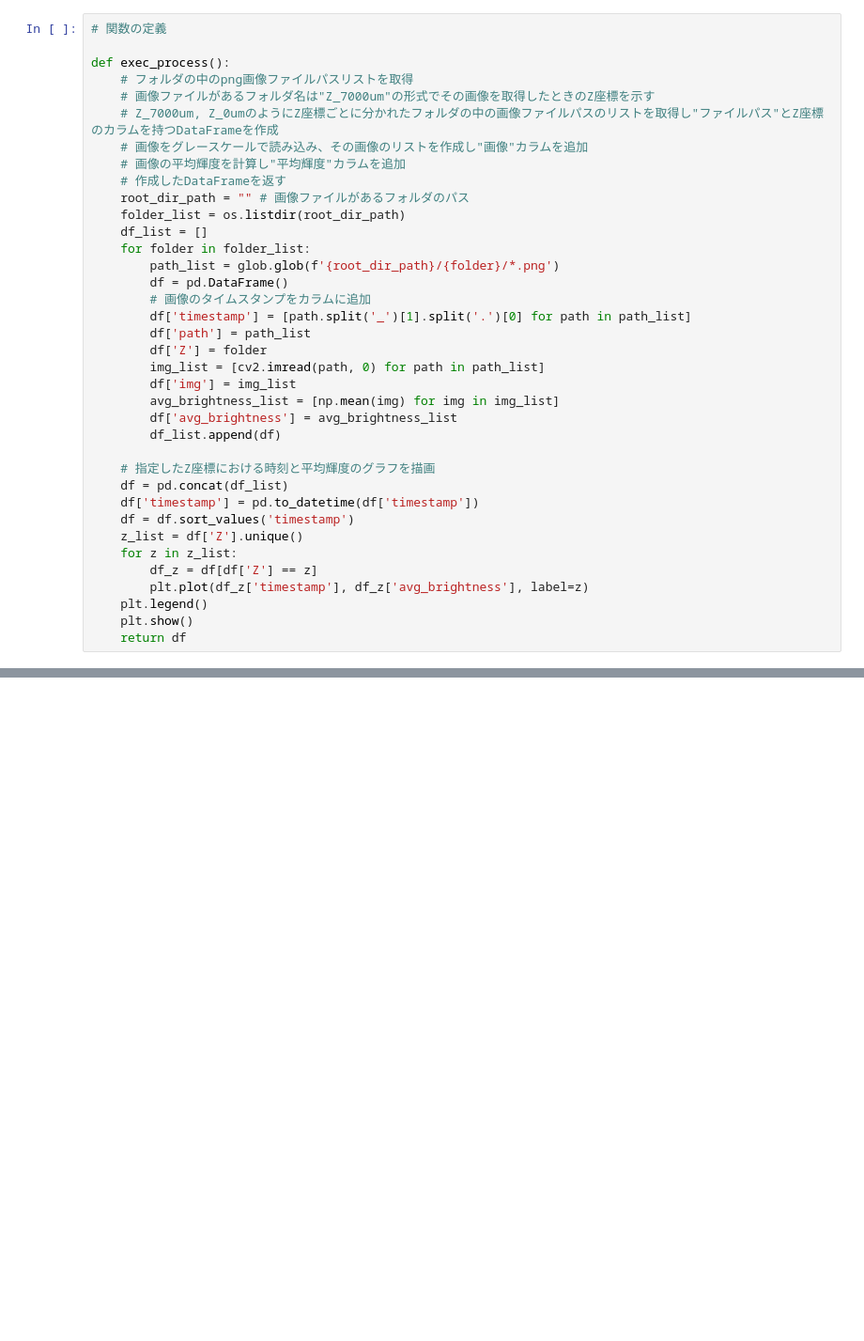
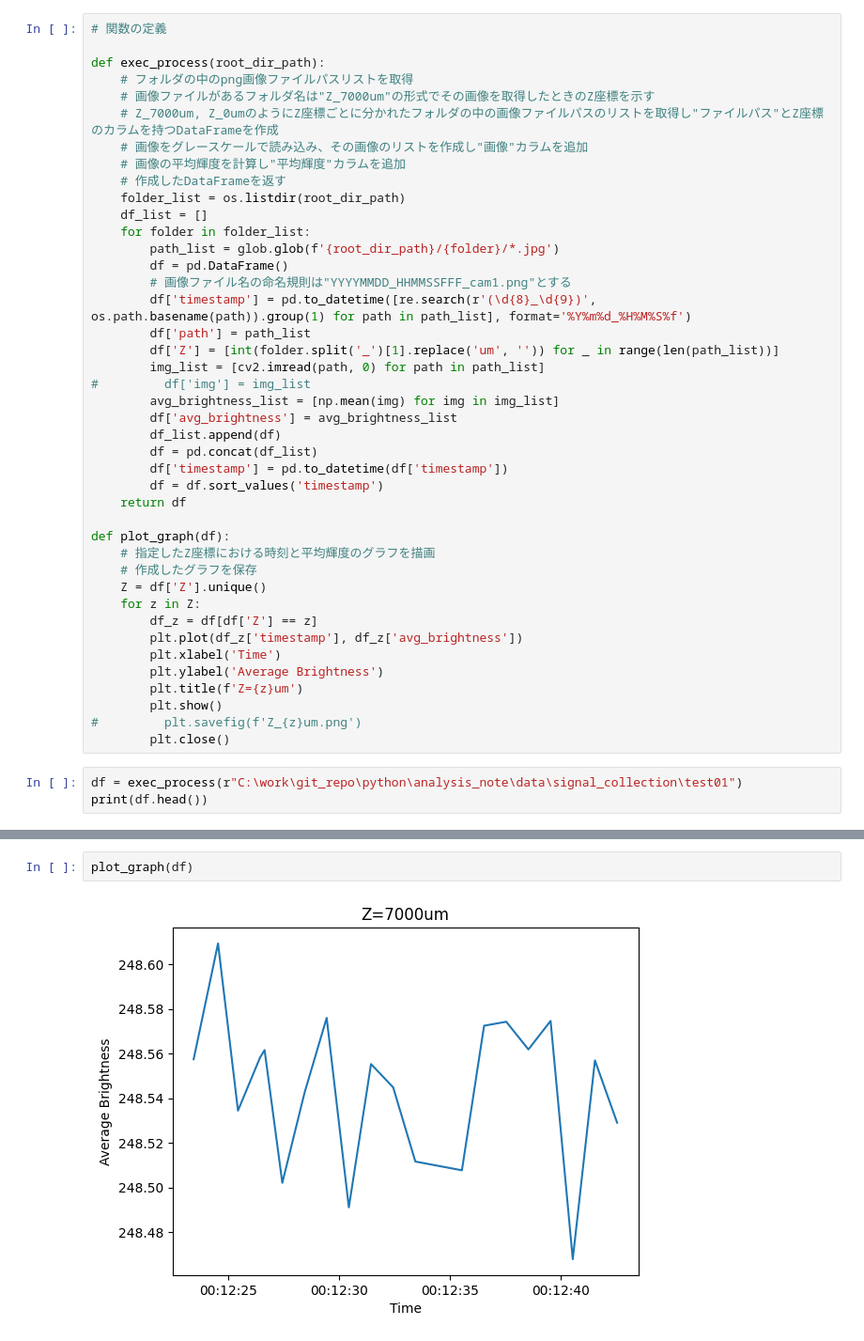
Before and after one commit to yumekasa5/analysis_note, a Jupyter notebook: signal_collection.ipynb, the cells around one changed output, grey strips where cells are left out. Shown: that part at 94% size. Drawn from its saved outputs; the diff is of its cells as text; blank space fills up the shorter version.

```diff
--- a/signal_collection.ipynb
+++ b/signal_collection.ipynb
@@ -8,37 +9,45 @@ import os
 # %%
 # 関数の定義
 
-def exec_process():
+def exec_process(root_dir_path):
     # フォルダの中のpng画像ファイルパスリストを取得
     # 画像ファイルがあるフォルダ名は"Z_7000um"の形式でその画像を取得したときのZ座標を示す
     # Z_7000um, Z_0umのようにZ座標ごとに分かれたフォルダの中の画像ファイルパスのリストを取得し"ファイルパス"とZ座標のカラムを持つDataFrameを作成
     # 画像をグレースケールで読み込み、その画像のリストを作成し"画像"カラムを追加
     # 画像の平均輝度を計算し"平均輝度"カラムを追加
     # 作成したDataFrameを返す
-    root_dir_path = "" # 画像ファイルがあるフォルダのパス
     folder_list = os.listdir(root_dir_path)
     df_list = []
     for folder in folder_list:
-        path_list = glob.glob(f'{root_dir_path}/{folder}/*.png')
+        path_list = glob.glob(f'{root_dir_path}/{folder}/*.jpg')
         df = pd.DataFrame()
-        # 画像のタイムスタンプをカラムに追加
-        df['timestamp'] = [path.split('_')[1].split('.')[0] for path in path_list]
+        # 画像ファイル名の命名規則は"YYYYMMDD_HHMMSSFFF_cam1.png"とする
+        df['timestamp'] = pd.to_datetime([re.search(r'(\d{8}_\d{9})', os.path.basename(path)).group(1) for path in path_list], format='%Y%m%d_%H%M%S%f')
         df['path'] = path_list
-        df['Z'] = folder
+        df['Z'] = [int(folder.split('_')[1].replace('um', '')) for _ in range(len(path_list))]
         img_list = [cv2.imread(path, 0) for path in path_list]
-        df['img'] = img_list
+#         df['img'] = img_list
         avg_brightness_list = [np.mean(img) for img in img_list]
         df['avg_brightness'] = avg_brightness_list
         df_list.append(df)
+        df = pd.concat(df_list)
+        df['timestamp'] = pd.to_datetime(df['timestamp'])
+        df = df.sort_values('timestamp')
+    return df
 
+def plot_graph(df):
     # 指定したZ座標における時刻と平均輝度のグラフを描画
-    df = pd.concat(df_list)
-    df['timestamp'] = pd.to_datetime(df['timestamp'])
-    df = df.sort_values('timestamp')
-    z_list = df['Z'].unique()
-    for z in z_list:
+    # 作成したグラフを保存
+    Z = df['Z'].unique()
+    for z in Z:
         df_z = df[df['Z'] == z]
-        plt.plot(df_z['timestamp'], df_z['avg_brightness'], label=z)
-    plt.legend()
-    plt.show()
-    return df
+        plt.plot(df_z['timestamp'], df_z['avg_brightness'])
+        plt.xlabel('Time')
+        plt.ylabel('Average Brightness')
+        plt.title(f'Z={z}um')
+        plt.show()
+#         plt.savefig(f'Z_{z}um.png')
+        plt.close()
+# %%
+df = exec_process(r"C:\work\git_repo\python\analysis_note\data\signal_collection\test01")
+print(df.head())
@@ -44,0 +68,4 @@ def exec_process():
+# %%
+plot_graph(df)
+# %% [output]
+[figure, added]
```
Also changed, not shown: parts of 3 cells of this notebook, 40 other files.
